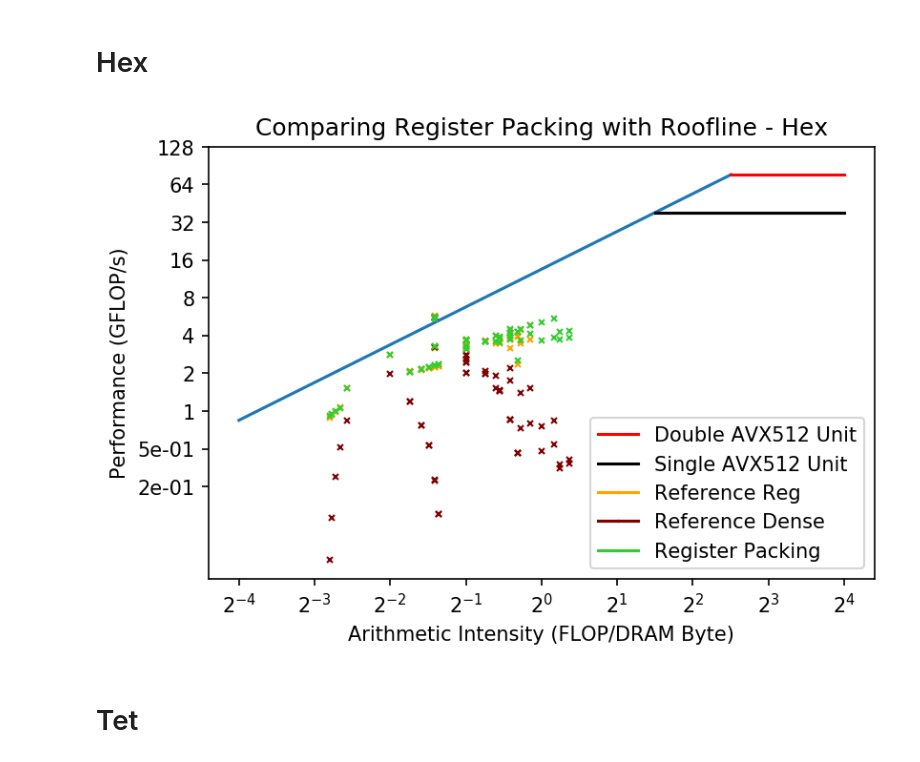
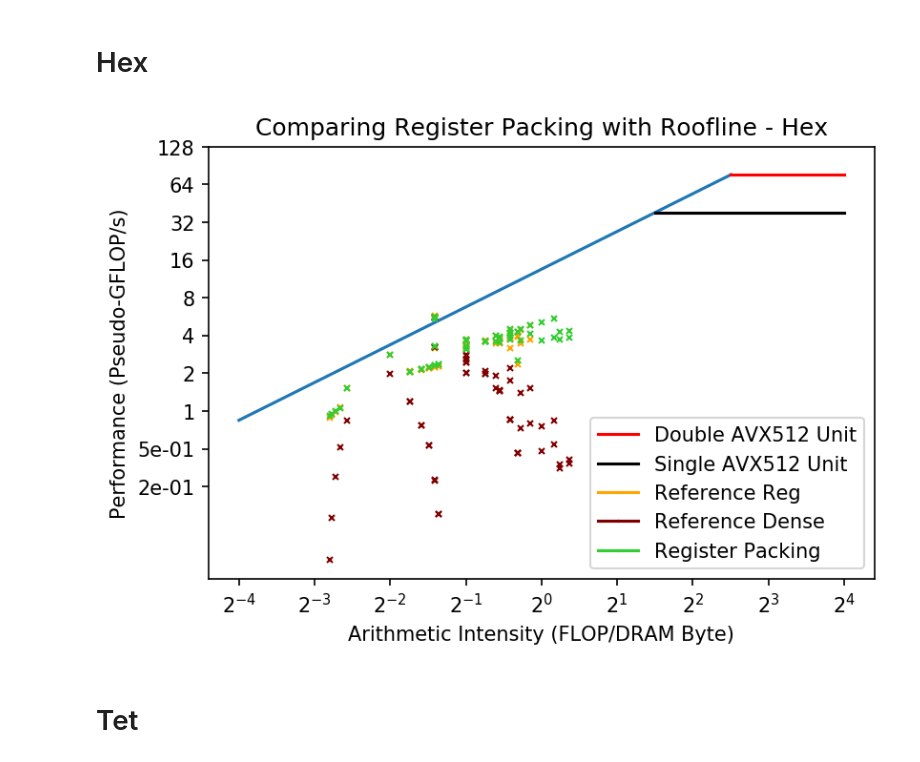
Before and after one commit to mahudu97/fyp-scratch, a Jupyter notebook: src/plot/roofline_bench.ipynb, the cells around one changed output. Drawn from its saved outputs; the diff is of its cells as text; code cells hidden in the pictures.

```diff
--- a/src/plot/roofline_bench.ipynb
+++ b/src/plot/roofline_bench.ipynb
@@ -261,35 +261,35 @@ ax.plot(x, y, color='black', label="Single AVX512 Unit")
 
 ax.plot(h_ref_AIs_small[0], h_small_FLOPs[0], marker='x', color='orange', ms=1, label="Reference Reg")
 for i, mat_name in enumerate(h_ref_AIs_small):
     ax.plot(h_ref_AIs_small[i], h_small_FLOPs[i], marker='x', color='orange', ms=3)
 
 ax.plot(h_ref_AIs[0], h_dense_FLOPs[0], marker='x', color='maroon', ms=1, label="Reference Dense")
 for i, mat_name in enumerate(h_mat_names):
     ax.plot(h_ref_AIs[i], h_dense_FLOPs[i], marker='x', color='maroon', ms=3)
 
 # ax.plot(h_ref_AIs[0], h_ref_FLOPs[0], marker='x', color='maroon', ms=1, label="Ref")
 # for i, mat_name in enumerate(h_mat_names):
 #     ax.plot(h_ref_AIs[i], h_ref_FLOPs[i], marker='x', color='maroon', ms=3)
 
 ax.plot(h_local_AIs[0], h_local_FLOPs[0], marker='x', color='limegreen', ms=1, label="Register Packing")
 for i, mat_name in enumerate(h_mat_names):
     ax.plot(h_local_AIs[i], h_local_FLOPs[i], marker='x', color='limegreen', ms=3)
 
 
 ax.set_xscale('log', basex=2)
 ax.set_yscale('log', basey=2)
 ax.set_xticks([2**i for i in range(-4, 5)])
 ax.set_yticks([2**i for i in range(-2, 8)])
 #ax.xaxis.set_major_formatter(LogFormatter(base=2))
 ax.yaxis.set_major_formatter(LogFormatter(base=2))
 ax.set_xlabel('Arithmetic Intensity (FLOP/DRAM Byte)')
-ax.set_ylabel('Performance (GFLOP/s)')
+ax.set_ylabel('Performance (Pseudo-GFLOP/s)')
 ax.set_title('Comparing Register Packing with Roofline - Hex')
 plt.legend()
 plt.savefig("./../../plots/reg_packing_comp/pyfr/roofline/hex.pdf")
 plt.show()
 # %% [output]
-[figure, old version]
+[figure, new version]
 # %% [markdown]
 # Tet
 # %%
```
Also changed, not shown: parts of 3 cells of this notebook, 12 other files.
